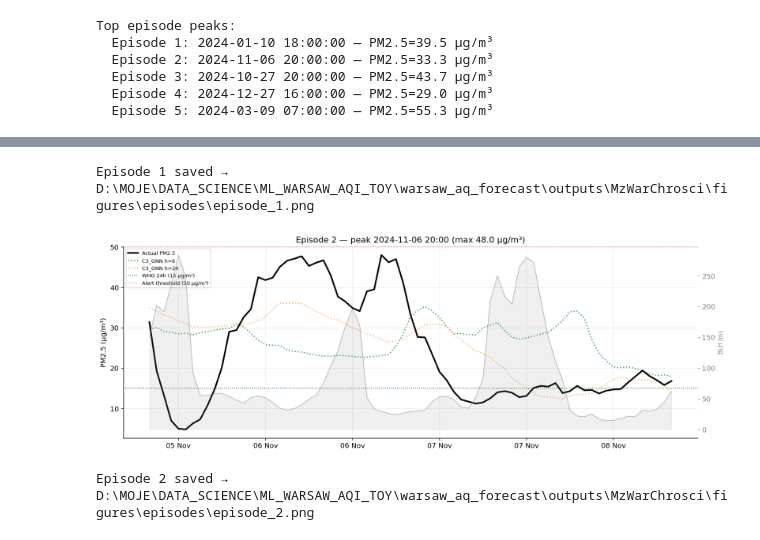
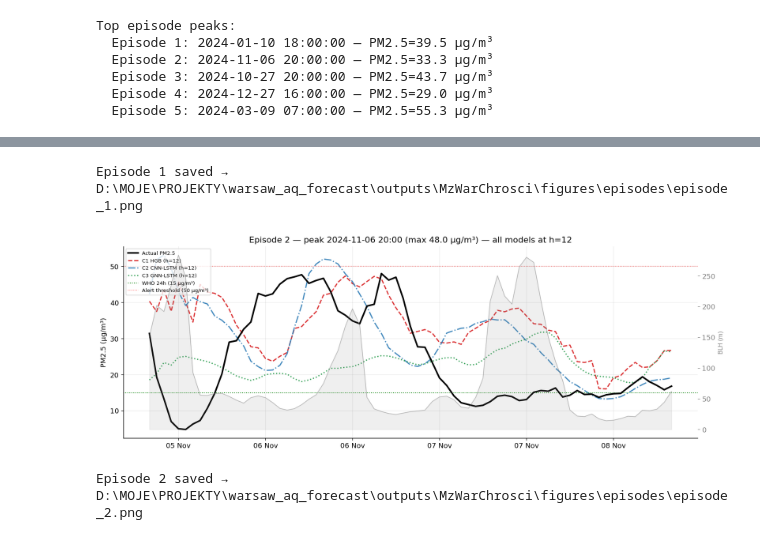
Before and after one commit to szymkas02-coder/warsaw_aq_forecast, a Jupyter notebook: notebooks/MS_06_smog_episodes.ipynb, the cells around one changed output, grey strips where cells are left out. Cells and saved outputs as stored; diff of their text form; code cells hidden in the pictures.

```diff
--- a/notebooks/MS_06_smog_episodes.ipynb
+++ b/notebooks/MS_06_smog_episodes.ipynb
@@ -155,7 +116,10 @@ GNN predictions loaded: (7495, 24)
-# %%
-# ── Build HGB prediction series aligned to test_df ────────────────────
-hgb_preds_by_h = {}
-for h, model in hgb_models.items():
-    X_te, y_te = hgb_feature_data[h]
-    preds = model.predict(X_te.values)
-    hgb_preds_by_h[h] = pd.Series(preds, index=X_te.index, name=f'HGB_h{h}')
+# %%
+# ── Build the h=HZ prediction series for each model, aligned to true timestamps ──
+preds_by_model = {}  # 'C1_HGB' / 'C2_CNN' / 'C3_GNN' -> pd.Series indexed by timestamp
+
+# C1 HGB (tabular): build_feature_matrix already returns a DataFrame indexed by timestamp.
+if hgb_model is not None:
+    X_te, _ = build_feature_matrix(test_df, horizon=HZ, weather_mode=WEATHER_MODE)
+    preds_by_model['C1_HGB'] = pd.Series(
+        hgb_model.predict(X_te.values), index=X_te.index, name=f'C1_HGB_h{HZ}')
+    print(f'C1_HGB h={HZ}: {len(X_te)} preds')
@@ -162,6 +199,13 @@ for h, model in hgb_models.items():
 # %%
-# ── Episode figures ───────────────────────────────────────────────────
+# ── Episode figures: all three models at h=HZ ────────────────────────
 summary_rows = []
+
+# (model_key, legend label, line style, color)
+MODEL_STYLE = [
+    ('C1_HGB', 'C1 HGB',      '--', '#d7191c'),
+    ('C2_CNN', 'C2 CNN-LSTM', '-.', '#2c7bb6'),
+    ('C3_GNN', 'C3 GNN-LSTM', ':',  '#1a9641'),
+]
 
 for ep_i, peak in enumerate(episode_peaks, 1):
     start = peak - pd.Timedelta(hours=HALF)
@@ -172,36 +216,22 @@ for ep_i, peak in enumerate(episode_peaks, 1):
     blh    = test_df.loc[mask, 'blh'] if 'blh' in test_df.columns else None
 
     fig, ax = plt.subplots(figsize=(14, 5))
+    ax.plot(actual.index, actual.values, color='black', linewidth=2.5,
+            label='Actual PM2.5', zorder=5)
 
-    # Actual PM2.5 (thick line)
-    ax.plot(actual.index, actual.values, color='black', linewidth=2.5, label='Actual PM2.5', zorder=5)
-
-    # C1_HGB predictions (dashed)
-    for h, ls, color in [(6, '--', '#2c7bb6'), (24, '--', '#d7191c')]:
-        if h in hgb_preds_by_h:
-            ep_preds = hgb_preds_by_h[h].reindex(actual.index)
-            ax.plot(ep_preds.index, ep_preds.values, linestyle=ls, color=color,
-                    linewidth=1.8, label=f'C1_HGB h={h}', alpha=0.85)
-            # Drop rows where either actual or prediction is NaN before computing metrics
-            valid = actual.notna() & ep_preds.notna()
-            if valid.any():
-                m = compute_metrics(actual[valid].values, ep_preds[valid].values)
-                summary_rows.append({'Episode': ep_i, 'Peak': peak, 'Model': 'C1_HGB_pfxf',
-                                      'Horizon': h, **m,
-                                      'max_obs': actual.max(), 'max_pred': ep_preds.max()})
-
-    # B3_GNN predictions (dotted)
-    for h, ls, color in [(6, ':', '#1a9641'), (24, ':', '#fdae61')]:
-        if h in gnn_preds_by_h:
-            ep_preds = gnn_preds_by_h[h].reindex(actual.index)
-            ax.plot(ep_preds.index, ep_preds.values, linestyle=ls, color=color,
-                    linewidth=1.8, label=f'C3_GNN h={h}', alpha=0.85)
-            valid = actual.notna() & ep_preds.notna()
-            if valid.any():
-                m = compute_metrics(actual[valid].values, ep_preds[valid].values)
-                summary_rows.append({'Episode': ep_i, 'Peak': peak, 'Model': 'C3_GNN',
-                                      'Horizon': h, **m,
-                                      'max_obs': actual.max(), 'max_pred': ep_preds.max()})
+    for key, label, ls, color in MODEL_STYLE:
+        if key not in preds_by_model:
+            continue
+        ep_preds = preds_by_model[key].reindex(actual.index)
+        if ep_preds.notna().sum() == 0:
+            continue  # no coverage in this window
+        ax.plot(ep_preds.index, ep_preds.values, linestyle=ls, color=color,
+                linewidth=1.8, label=f'{label} (h={HZ})', alpha=0.9)
+        valid = actual.notna() & ep_preds.notna()
+        if valid.any():
+            m = compute_metrics(actual[valid].values, ep_preds[valid].values)
+            summary_rows.append({'Episode': ep_i, 'Peak': peak, 'Model': key, 'Horizon': HZ,
+                                 **m, 'max_obs': actual.max(), 'max_pred': ep_preds.max()})
 
     # BLH on twin y-axis (muted)
     if blh is not None and blh.notna().any():
@@ -211,7 +241,6 @@ for ep_i, peak in enumerate(episode_peaks, 1):
         ax2.set_ylabel('BLH (m)', color='grey', fontsize=9)
         ax2.tick_params(axis='y', colors='grey')
 
-    # WHO 24h reference line
     ax.axhline(WHO_24H_PM25, color='green', linestyle=':', linewidth=1.2,
                label=f'WHO 24h ({WHO_24H_PM25} µg/m³)')
     ax.axhline(ALERT_THRESHOLD, color='red', linestyle=':', linewidth=1.0,
@@ -219,7 +248,7 @@ for ep_i, peak in enumerate(episode_peaks, 1):
 
     ax.set_ylabel('PM2.5 (µg/m³)')
     ax.set_title(f'Episode {ep_i} — peak {peak.strftime("%Y-%m-%d %H:%M")} '
-                 f'(max {actual.max():.1f} µg/m³)')
+                 f'(max {actual.max():.1f} µg/m³) — all models at h={HZ}')
     ax.xaxis.set_major_formatter(mdates.DateFormatter('%d %b'))
     ax.legend(fontsize=8, loc='upper left')
     ax.grid(alpha=0.25)
@@ -235,3 +264,3 @@ for ep_i, peak in enumerate(episode_peaks, 1):
-Episode 1 saved → D:\MOJE\DATA_SCIENCE\ML_WARSAW_AQI_TOY\warsaw_aq_forecast\outputs\MzWarChrosci\figures\episodes\episode_1.png
+Episode 1 saved → D:\MOJE\PROJEKTY\warsaw_aq_forecast\outputs\MzWarChrosci\figures\episodes\episode_1.png
-[figure, old version]
+[figure, new version]
-Episode 2 saved → D:\MOJE\DATA_SCIENCE\ML_WARSAW_AQI_TOY\warsaw_aq_forecast\outputs\MzWarChrosci\figures\episodes\episode_2.png
+Episode 2 saved → D:\MOJE\PROJEKTY\warsaw_aq_forecast\outputs\MzWarChrosci\figures\episodes\episode_2.png
```
Also changed, not shown: parts of 10 cells of this notebook, 51 other files.
